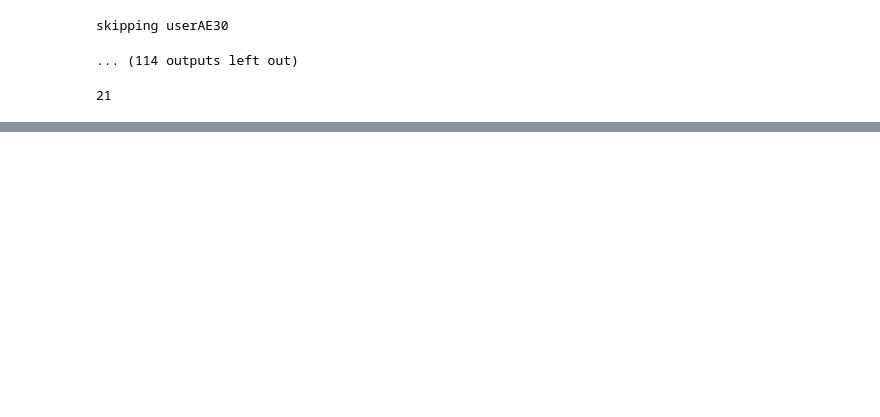
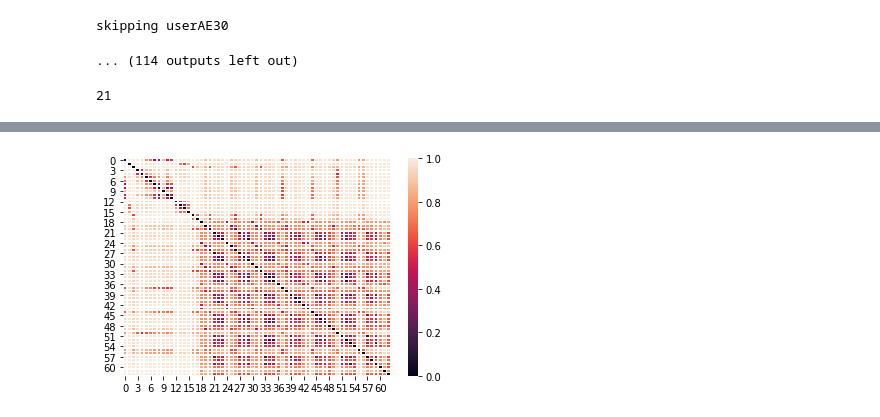
Before and after one commit to joergsimon/thesis, a Jupyter notebook: gesture-analysis/scripts/Description of Raw Data.ipynb, the cells around one changed output, grey strips where cells are left out. Cells and saved outputs as stored; diff of their text form; code cells hidden in the pictures; blank space fills up the shorter version.

```diff
--- a/gesture-analysis/scripts/Description of Raw Data.ipynb
+++ b/gesture-analysis/scripts/Description of Raw Data.ipynb
@@ -38,6 +39,7 @@ base_path_raw = base_path+"raw/all"
 base_path_pickl = base_path+"transformed/raw-pickeled/all/raw-all.pkl"
 time_path_pickl = base_path+"transformed/time_added/all/time-all.pkl"
 time_groups_path_corrected_pickl = base_path+"transformed/time_added/all/time-and-groups-corrected-all.pkl"
+stats_added_path_pickl = base_path+"transformed/stats_added/all/raw_stats-added-all.pkl"
 # %%
 # check working directory and adopt if needed
 import os
@@ -1374,0 +1307,8 @@ len(all_accel)
+# %%
+# in case the script above worked, execute that line:
+with open( stats_added_path_pickl, "wb" ) as users_pickle_file:
+    pickle.dump(users, users_pickle_file)
+# %%
+# in case you need to reload, and know it exists:
+with open( stats_added_path_pickl, "rb" ) as users_pickle_file:
+    users = pickle.load(users_pickle_file)
@@ -1374,0 +1317,14 @@ len(all_accel)
+# %%
+matrix = np.zeros((len(cols[:-7]), len(cols[:-7])))
+
+for u in usernames:
+    if not 'glove_merged' in users[u]:
+        print('skipping user' + u)
+        continue
+    for c1 in cols[:-7]:
+        idx_1 = cols.get_loc(c1)
+        for c2 in cols[:-7]:
+            idx_2 = cols.get_loc(c2)
+            stats = users[u][f'{c1}-{c2}'][0]
+            matrix[idx_1, idx_2] += stats[0]
+matrix = matrix / (len(usernames)-1.)
@@ -1374,0 +1349,12 @@ len(all_accel)
+# %%
+import seaborn as sns
+ax = sns.heatmap(matrix, linewidth=0.5)#, xticklabels=cols[:-7], yticklabels=cols[:-7])
+#ax.set_xticks(np.arange(len(cols[:-7])))
+#ax.set_yticks(np.arange(len(cols[:-7])))
+#ax.set_xticklabels(cols[:-7])
+#ax.set_yticklabels(cols[:-7])
+#plt.setp(ax.get_xticklabels(), rotation=45, ha="right",
+#         rotation_mode="anchor")
+plt.show()
+# %% [output]
+[figure, added]
```
Also changed, not shown: parts of 12 cells of this notebook.
